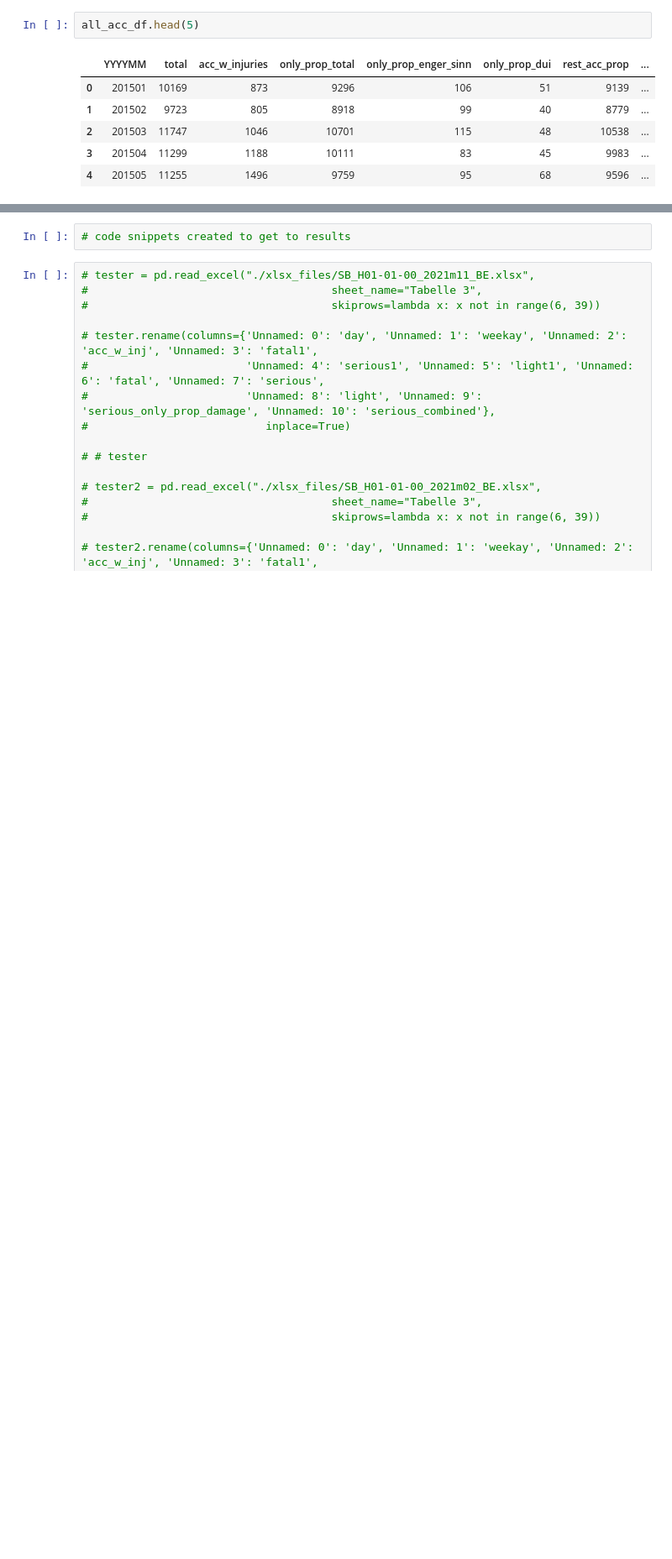
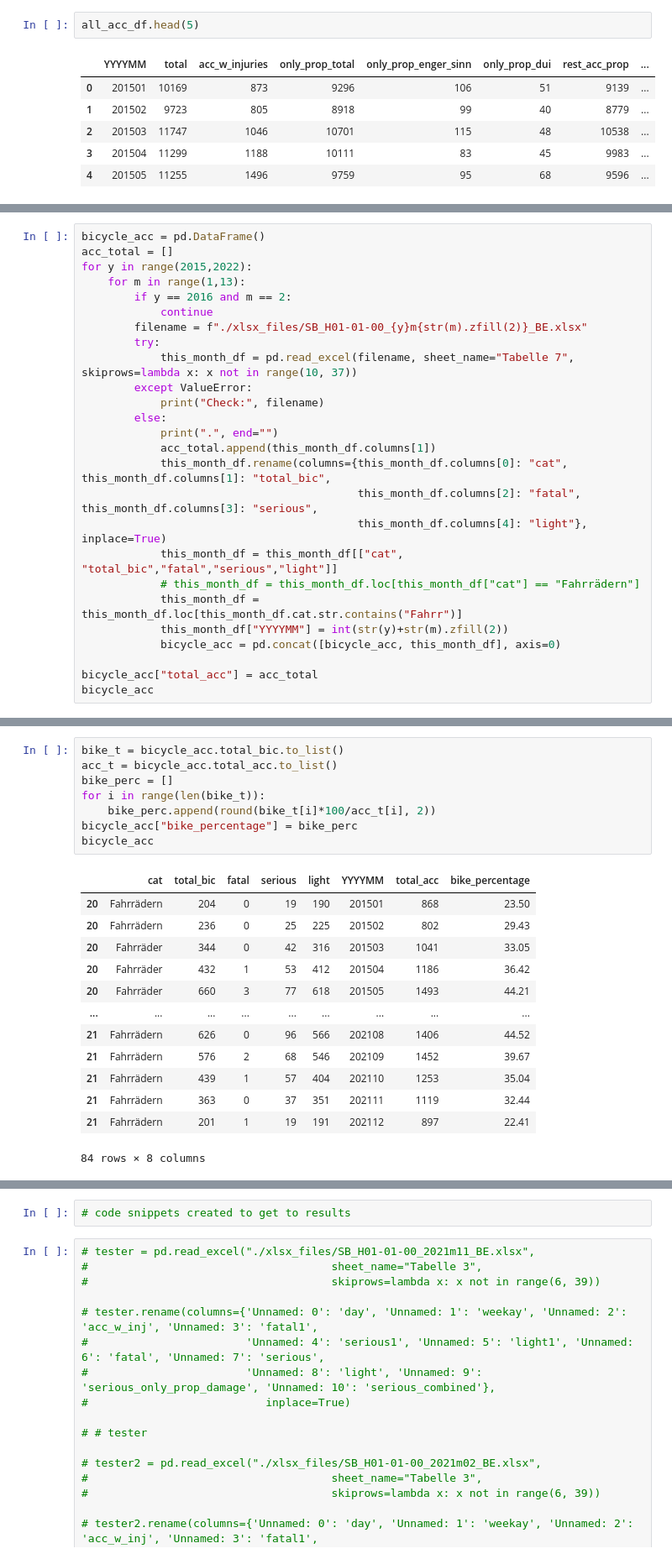
Before and after one commit to SEberwein/Berlin_traffic_accidents_2018-2020, a Jupyter notebook: extract_xlsx_data.ipynb, the cells around one changed output, grey strips where cells are left out. Shown at 84% size. Saved outputs shown, nothing was run; the diff lists cells and outputs as text; blank space fills up the shorter version.

```diff
--- a/extract_xlsx_data.ipynb
+++ b/extract_xlsx_data.ipynb
@@ -460,0 +486,26 @@ all_acc_df.head(5)
+# %%
+bicycle_acc = pd.DataFrame()
+acc_total = []
+for y in range(2015,2022):
+    for m in range(1,13):
+        if y == 2016 and m == 2:
+            continue
+        filename = f"./xlsx_files/SB_H01-01-00_{y}m{str(m).zfill(2)}_BE.xlsx"
+        try:
+            this_month_df = pd.read_excel(filename, sheet_name="Tabelle 7", skiprows=lambda x: x not in range(10, 37))
+        except ValueError:
+            print("Check:", filename)
+        else:
+            print(".", end="")
+            acc_total.append(this_month_df.columns[1])
+            this_month_df.rename(columns={this_month_df.columns[0]: "cat", this_month_df.columns[1]: "total_bic",
+                                          this_month_df.columns[2]: "fatal", this_month_df.columns[3]: "serious",
+                                          this_month_df.columns[4]: "light"}, inplace=True)
+            this_month_df = this_month_df[["cat", "total_bic","fatal","serious","light"]]
+            # this_month_df = this_month_df.loc[this_month_df["cat"] == "Fahrrädern"]
+            this_month_df = this_month_df.loc[this_month_df.cat.str.contains("Fahrr")]
+            this_month_df["YYYYMM"] = int(str(y)+str(m).zfill(2))
+            bicycle_acc = pd.concat([bicycle_acc, this_month_df], axis=0)
+
+bicycle_acc["total_acc"] = acc_total
+bicycle_acc
@@ -460,0 +559,22 @@ all_acc_df.head(5)
+# %%
+bike_t = bicycle_acc.total_bic.to_list()
+acc_t = bicycle_acc.total_acc.to_list()
+bike_perc = []
+for i in range(len(bike_t)):
+    bike_perc.append(round(bike_t[i]*100/acc_t[i], 2))
+bicycle_acc["bike_percentage"] = bike_perc
+bicycle_acc
+# %% [output]
+|  | cat | total_bic | fatal | serious | light | YYYYMM | total_acc | bike_percentage |
+| 20 | Fahrrädern | 204 | 0 | 19 | 190 | 201501 | 868 | 23.50 |
+| 20 | Fahrrädern | 236 | 0 | 25 | 225 | 201502 | 802 | 29.43 |
+| 20 | Fahrräder | 344 | 0 | 42 | 316 | 201503 | 1041 | 33.05 |
+| 20 | Fahrräder | 432 | 1 | 53 | 412 | 201504 | 1186 | 36.42 |
+| 20 | Fahrräder | 660 | 3 | 77 | 618 | 201505 | 1493 | 44.21 |
+| ... | ... | ... | ... | ... | ... | ... | ... | ... |
+| 21 | Fahrrädern | 626 | 0 | 96 | 566 | 202108 | 1406 | 44.52 |
+| 21 | Fahrrädern | 576 | 2 | 68 | 546 | 202109 | 1452 | 39.67 |
+| 21 | Fahrrädern | 439 | 1 | 57 | 404 | 202110 | 1253 | 35.04 |
+| 21 | Fahrrädern | 363 | 0 | 37 | 351 | 202111 | 1119 | 32.44 |
+| 21 | Fahrrädern | 201 | 1 | 19 | 191 | 202112 | 897 | 22.41 |
+84 rows × 8 columns
```
Also changed, not shown: parts of 44 cells of this notebook, 4 other files.
